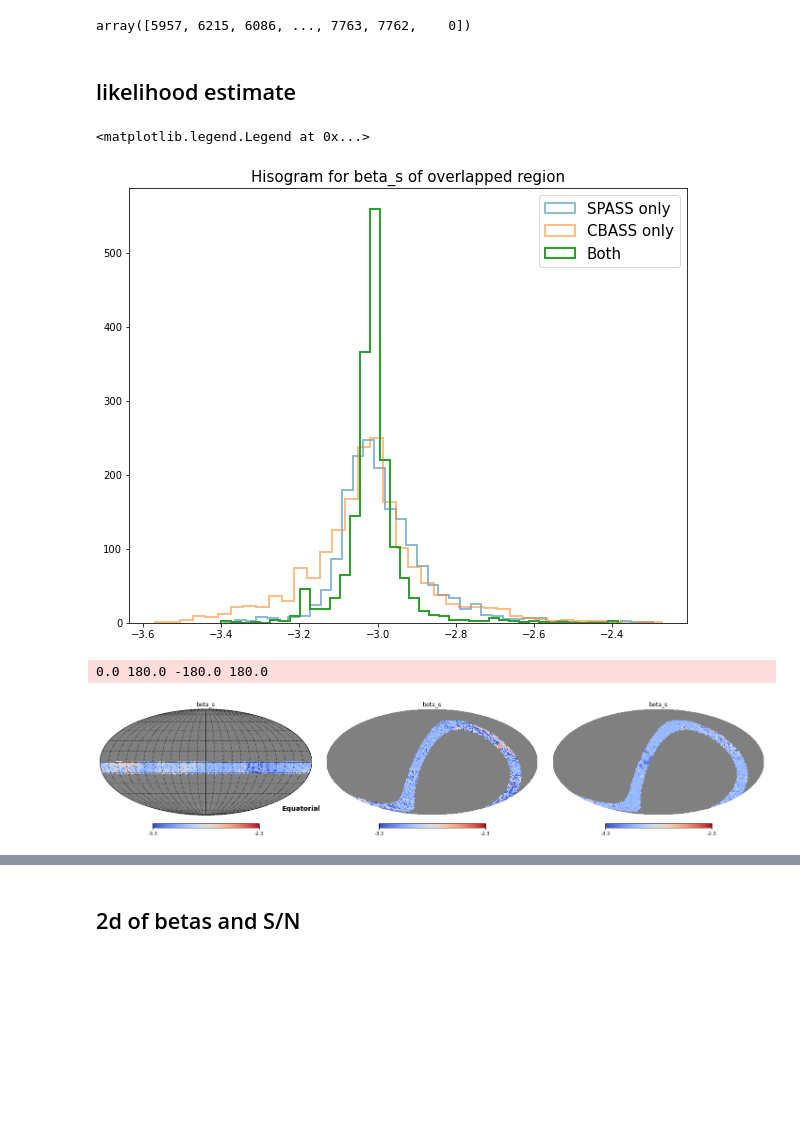
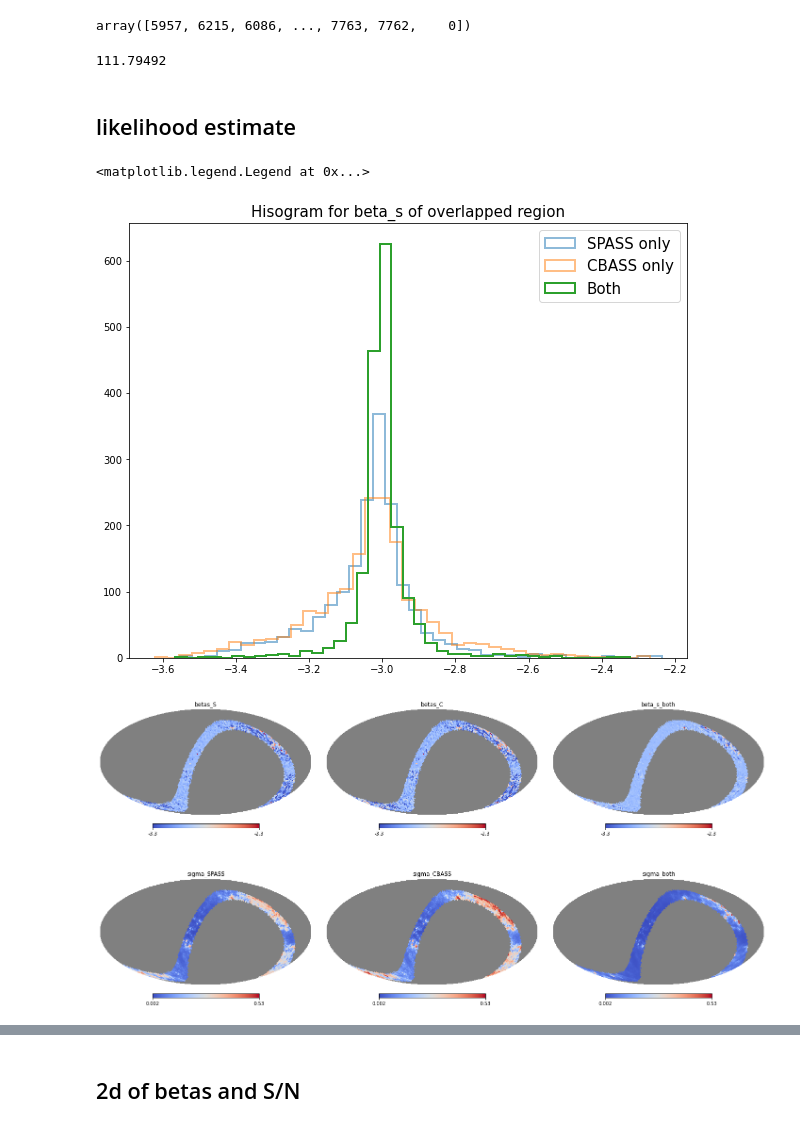
Before and after one commit to yaojian95/Beta_s, a Jupyter notebook: Likelihood_analysis.ipynb, the cells around one changed output, grey strips where cells are left out. Saved outputs shown, nothing was run; the diff lists cells and outputs as text; code cells hidden in the pictures; blank space fills up the shorter version.

```diff
--- a/Likelihood_analysis.ipynb
+++ b/Likelihood_analysis.ipynb
@@ -192,5 +203,9 @@ Sn_both = sn_both*mask_both; Sn_C = sn_C*mask_both; Sn_S = sn_S*mask_both
 np.argsort(Sn_both)[::-1]
 # %% [output]
 array([5957, 6215, 6086, ..., 7763, 7762,    0])
+# %%
+P1[orders].min()
+# %% [output]
+111.79492
 # %% [markdown]
 ## likelihood estimate
@@ -197,17 +215,25 @@ array([5957, 6215, 6086, ..., 7763, 7762,    0])
 # %%
-As_betas_both = np.load('/global/cscratch1/sd/jianyao/CBASS/Results/s0_only_homo_noise/Emcee_As_betas_masked_both_32_with_SPASS_CBASS_v4.npy')
-As_betas_S = np.load('/global/cscratch1/sd/jianyao/CBASS/Results/s0_only_homo_noise/Emcee_As_betas_masked_both_32_with_SPASS_only_v4.npy')
-As_betas_C = np.load('/global/cscratch1/sd/jianyao/CBASS/Results/s0_only_homo_noise/Emcee_As_betas_masked_both_32_with_CBASS_only_v4.npy')
+As_betas_both = np.load('/global/cscratch1/sd/jianyao/CBASS/Results/s0_only_homo_noise/Dyne_As_betas_masked_both_32_with_SPASS_CBASS.npy')
+As_betas_S = np.load('/global/cscratch1/sd/jianyao/CBASS/Results/s0_only_homo_noise/Dyne_As_betas_masked_both_32_with_SPASS_only.npy')
+As_betas_C = np.load('/global/cscratch1/sd/jianyao/CBASS/Results/s0_only_homo_noise/Dyne_As_betas_masked_both_32_with_CBASS_only.npy')
+# %%
+betas_both = utilities.Bp2f(As_betas_both, mask_index, nside = nside)[2]
+sig_B_both = utilities.Bp2f(As_betas_both, mask_index, nside = nside)[3]
+
+betas_C = utilities.Bp2f(As_betas_C, mask_index, nside = nside)[2]
+sig_B_C = utilities.Bp2f(As_betas_C, mask_index, nside = nside)[3]
+betas_S = utilities.Bp2f(As_betas_S, mask_index, nside = nside)[2]
+sig_B_S = utilities.Bp2f(As_betas_S, mask_index, nside = nside)[3]
 # %%
 plt.figure(figsize = (10,8))
-plt.hist(As_betas_S[1],  bins = 40, histtype="step", label = 'SPASS only', lw = 2, alpha = 0.5)
+plt.hist(betas_S[mask_index],  bins = 40, histtype="step", label = 'SPASS only', lw = 2, alpha = 0.5)
 
-plt.hist(As_betas_C[1], bins = 40, histtype="step" , label = 'CBASS only', lw = 2, alpha = 0.5)
+plt.hist(betas_C[mask_index], bins = 40, histtype="step" , label = 'CBASS only', lw = 2, alpha = 0.5)
 
-plt.hist(As_betas_both[1],  bins = 40, histtype="step" , label = 'Both', lw = 2)
+plt.hist(betas_both[mask_index],  bins = 40, histtype="step" , label = 'Both', lw = 2)
 
 plt.title('Hisogram for beta_s of overlapped region', fontsize = 15)
 plt.legend(fontsize = 15)
 # %% [output]
 <matplotlib.legend.Legend at 0x...>
-[figure, old version]
+[figure, new version]
@@ -226,18 +240,13 @@ def Bp2f(m, mask_index):
-# %%
-betas_both = Bp2f(As_betas_both, mask_index)[1]
-betas_C = Bp2f(As_betas_C, mask_index)[1]
-betas_S = Bp2f(As_betas_S, mask_index)[1]
 # %%
 plt.figure(figsize = (20, 10))
-hp.mollview(betas_S, cmap = 'coolwarm', sub = 231, title = 'beta_s', min = -3.3, max = -2.3, coord=['G','C'])
-hp.graticule(15)
-hp.mollview(betas_C, cmap = 'coolwarm', sub = 232, title = 'beta_s', min = -3.3, max = -2.3)
-hp.mollview(betas_both, cmap = 'coolwarm',sub = 233, title = 'beta_s', min = -3.3, max = -2.3)
+hp.mollview(betas_S, cmap = 'coolwarm', sub = 231, title = 'betas_S', min = -3.3, max = -2.3)
+hp.mollview(sig_B_S, cmap = 'coolwarm', sub = 234, title = 'sigma_SPASS', min = 0.002, max = 0.53)
+# hp.graticule(15)
 
+hp.mollview(betas_C, cmap = 'coolwarm', sub = 232, title = 'betas_C', min = -3.3, max = -2.3)
+hp.mollview(sig_B_C, cmap = 'coolwarm', sub = 235, title = 'sigma_CBASS', min = 0.002, max = 0.53)
 
-# hp.mollview(Mask(Sn_S, mask_both), norm = 'hist', cmap = 'coolwarm',sub = 234, title = 'SNR')
-# hp.mollview(Mask(Sn_C, mask_both), norm = 'hist', cmap = 'coolwarm', sub = 235, title = 'SNR')
-# hp.mollview(Mask(Sn_both,mask_both), norm = 'hist', cmap = 'coolwarm', sub = 236, title = 'SNR')
+hp.mollview(betas_both, cmap = 'coolwarm',sub = 233, title = 'beta_s_both', min = -3.3, max = -2.3)
+hp.mollview(sig_B_both, cmap = 'coolwarm', sub = 236, title = 'sigma_both', min = 0.002, max = 0.53)
 # %% [output]
-0.0 180.0 -180.0 180.0
-[figure, old version]
+[figure, new version]
```
Also changed, not shown: parts of 53 cells of this notebook, 2 other files.
